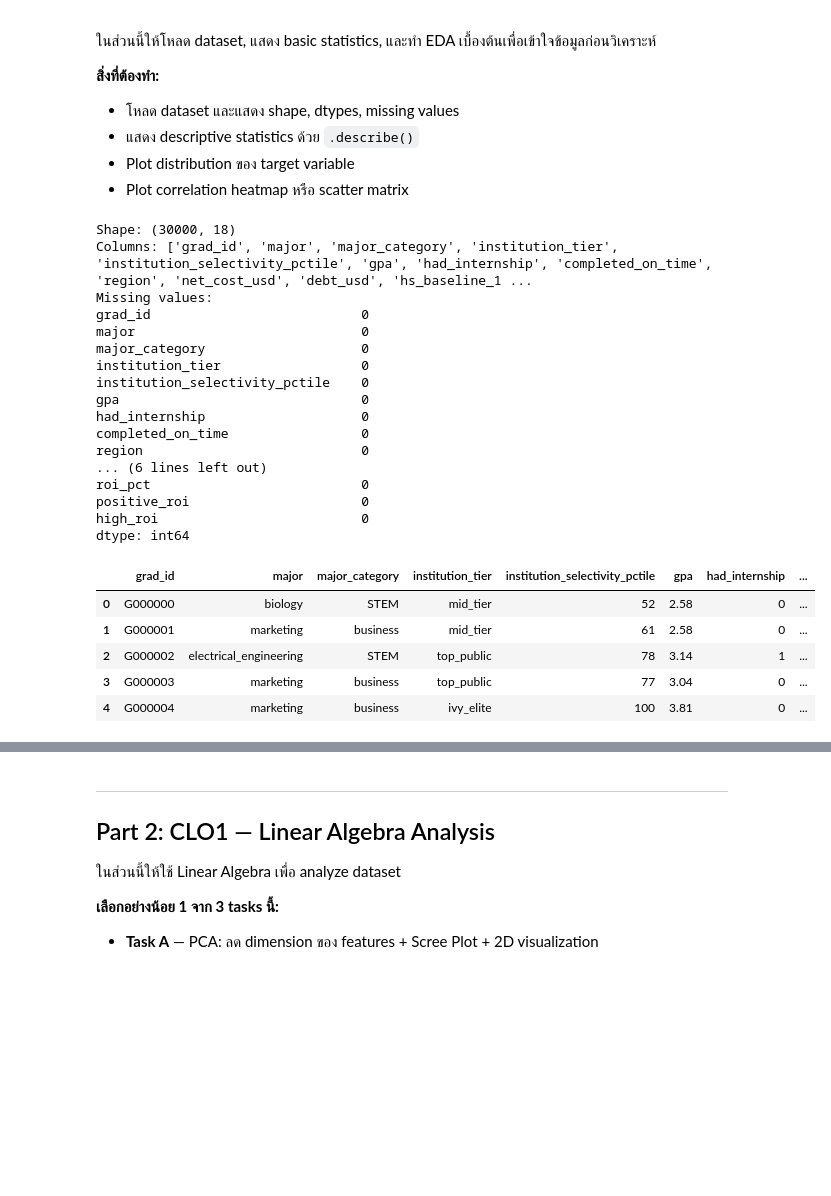
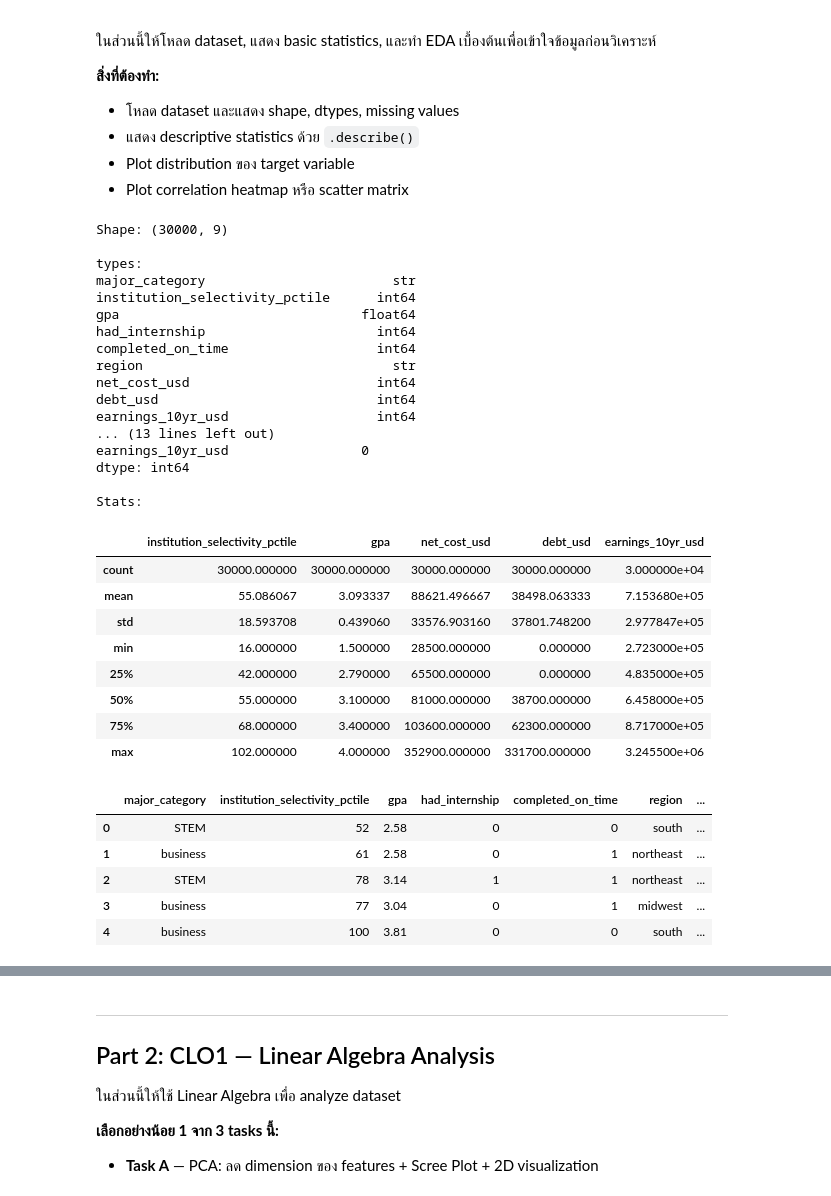
Before and after one commit to Thanawattho68-bit/Math-Project-1-26, a Jupyter notebook: lab15_project_template.ipynb, the cells around one changed output, grey strips where cells are left out. Drawn from its saved outputs; the diff is of its cells as text; code cells hidden in the pictures; blank space fills up the shorter version.

Commit message:
clean data and make graphs

```diff
--- a/lab15_project_template.ipynb
+++ b/lab15_project_template.ipynb
@@ -50,36 +50,57 @@ Ready.
 # %%
 # ─── โหลด Dataset ────────────────────────────────────────────────
 # วัตถุประสงค์: เข้าใจโครงสร้างของข้อมูลก่อนวิเคราะห์
+from sys import displayhook
 
 # TODO: แทนที่ด้วย path หรือวิธีโหลด dataset ของคุณ
 df = pd.read_csv('college_major_roi.csv')
 
+columns_to_drop = [
+    'grad_id', 'net_roi_usd', 'added_earnings_10yr_usd',
+    'hs_baseline_10yr_usd', 'roi_pct', 'positive_roi', 'high_roi', "major", "institution_tier"
+]
+df_clean = df.drop(columns=columns_to_drop)
+
 # แสดงข้อมูลพื้นฐาน
-print(f'Shape: {df.shape}')
-print(f'Columns: {df.columns.tolist()}')
-print(f'Missing values:\n{df.isnull().sum()}')
-df.head()
+print(f'Shape: {df_clean.shape}')
+print(f"\ntypes:\n{df_clean.dtypes}")
+print(f'\nColumns: {df_clean.columns.tolist()}')
+print(f'\nMissing values:\n{df_clean.isnull().sum()}')
+print(f'\nStats:')
+
+df_only_number = df_clean[["institution_selectivity_pctile", "gpa", "net_cost_usd", "debt_usd", "earnings_10yr_usd"]]
+display(df_only_number.describe())
+df_clean.head()
 # %% [output]
-Shape: (30000, 18)
-Columns: ['grad_id', 'major', 'major_category', 'institution_tier', 'institution_selectivity_pctile', 'gpa', 'had_internship', 'completed_on_time', 'region', 'net_cost_usd', 'debt_usd', 'hs_baseline_1 ...
-Missing values:
-grad_id                           0
-major                             0
-major_category                    0
-institution_tier                  0
-institution_selectivity_pctile    0
-gpa                               0
-had_internship                    0
-completed_on_time                 0
-region                            0
-... (6 lines left out)
-roi_pct                           0
-positive_roi                      0
-high_roi                          0
+Shape: (30000, 9)
+
+types:
+major_category                        str
+institution_selectivity_pctile      int64
+gpa                               float64
+had_internship                      int64
+completed_on_time                   int64
+region                                str
+net_cost_usd                        int64
+debt_usd                            int64
+earnings_10yr_usd                   int64
+... (13 lines left out)
+earnings_10yr_usd                 0
 dtype: int64
+
+Stats:
-|  | grad_id | major | major_category | institution_tier | institution_selectivity_pctile | gpa | had_internship | ... |
-| 0 | G000000 | biology | STEM | mid_tier | 52 | 2.58 | 0 | ... |
-| 1 | G000001 | marketing | business | mid_tier | 61 | 2.58 | 0 | ... |
-| 2 | G000002 | electrical_engineering | STEM | top_public | 78 | 3.14 | 1 | ... |
-| 3 | G000003 | marketing | business | top_public | 77 | 3.04 | 0 | ... |
-| 4 | G000004 | marketing | business | ivy_elite | 100 | 3.81 | 0 | ... |
+|  | institution_selectivity_pctile | gpa | net_cost_usd | debt_usd | earnings_10yr_usd |
+| count | 30000.000000 | 30000.000000 | 30000.000000 | 30000.000000 | 3.000000e+04 |
+| mean | 55.086067 | 3.093337 | 88621.496667 | 38498.063333 | 7.153680e+05 |
+| std | 18.593708 | 0.439060 | 33576.903160 | 37801.748200 | 2.977847e+05 |
+| min | 16.000000 | 1.500000 | 28500.000000 | 0.000000 | 2.723000e+05 |
+| 25% | 42.000000 | 2.790000 | 65500.000000 | 0.000000 | 4.835000e+05 |
+| 50% | 55.000000 | 3.100000 | 81000.000000 | 38700.000000 | 6.458000e+05 |
+| 75% | 68.000000 | 3.400000 | 103600.000000 | 62300.000000 | 8.717000e+05 |
+| max | 102.000000 | 4.000000 | 352900.000000 | 331700.000000 | 3.245500e+06 |
+|  | major_category | institution_selectivity_pctile | gpa | had_internship | completed_on_time | region | ... |
+| 0 | STEM | 52 | 2.58 | 0 | 0 | south | ... |
+| 1 | business | 61 | 2.58 | 0 | 1 | northeast | ... |
+| 2 | STEM | 78 | 3.14 | 1 | 1 | northeast | ... |
+| 3 | business | 77 | 3.04 | 0 | 1 | midwest | ... |
+| 4 | business | 100 | 3.81 | 0 | 0 | south | ... |
```
Also changed, not shown: parts of 10 cells of this notebook, 1 other file.
